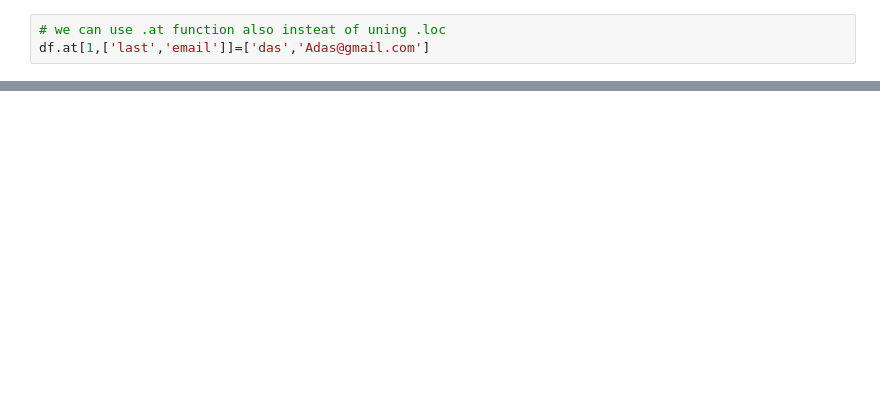
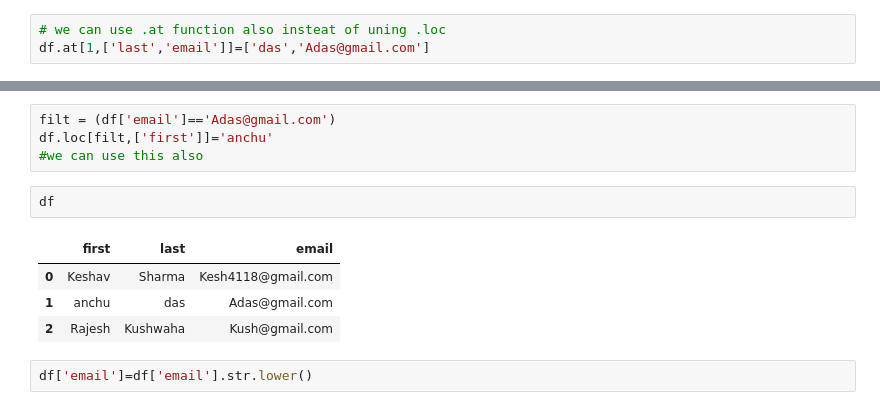
Before and after one commit to keshav4118/Pandas_learning_path, a Jupyter notebook: Pandas_Modify_Data.ipynb, the cells around one changed output, grey strips where cells are left out. Saved outputs shown, nothing was run; the diff lists cells and outputs as text; blank space fills up the shorter version.

```diff
--- a/Pandas_Modify_Data.ipynb
+++ b/Pandas_Modify_Data.ipynb
@@ -109,0 +110,13 @@ df
+# %%
+filt = (df['email']=='Adas@gmail.com')
+df.loc[filt,['first']]='anchu'
+#we can use this also
+# %%
+df
+# %% [output]
+|  | first | last | email |
+| 0 | Keshav | Sharma | Kesh4118@gmail.com |
+| 1 | anchu | das | Adas@gmail.com |
+| 2 | Rajesh | Kushwaha | Kush@gmail.com |
+# %%
+df['email']=df['email'].str.lower()
```
Also changed, not shown: parts of 23 cells of this notebook.
